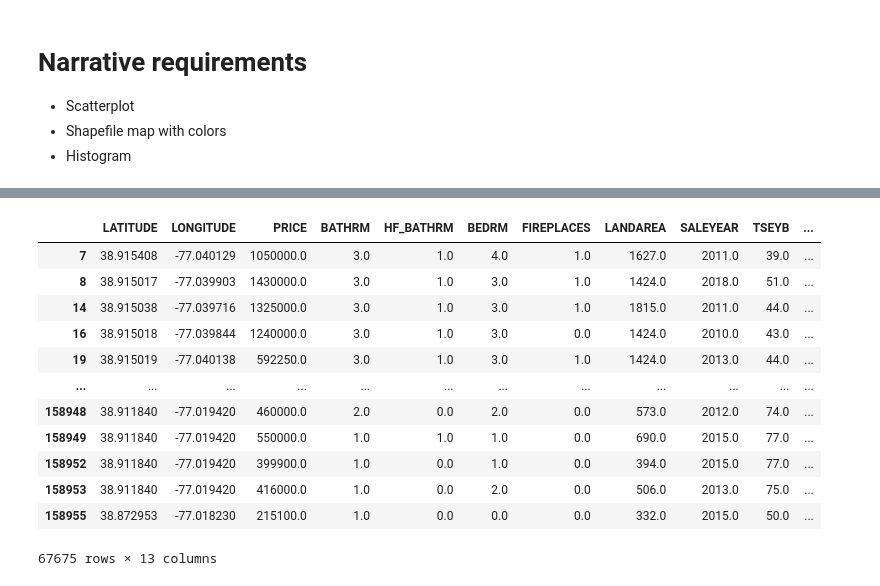
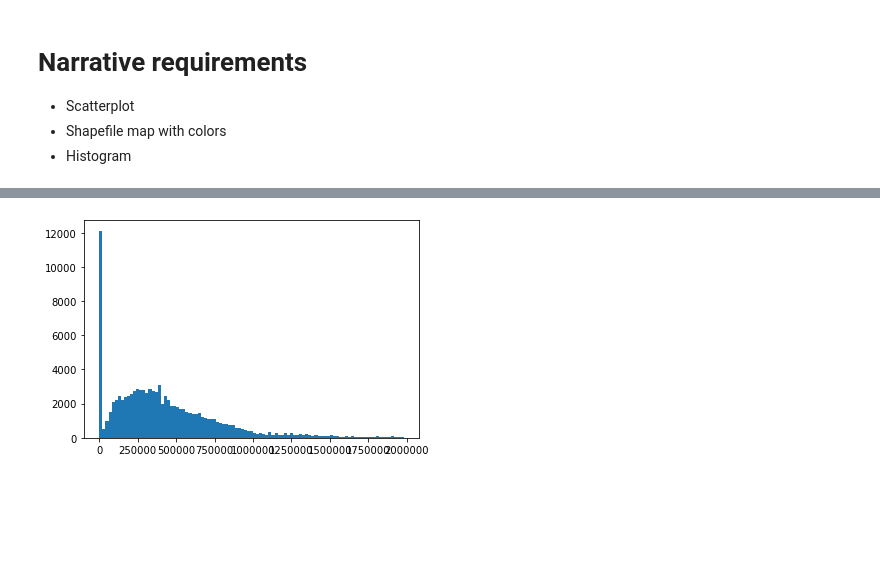
Before and after one commit to goh12/socialdataanalysis2020-finalproject, a Jupyter notebook: Explanatory/Narrative V0.ipynb, the cells around one changed output, grey strips where cells are left out. Drawn from its saved outputs; the diff is of its cells as text; code cells hidden in the pictures; blank space fills up the shorter version.

```diff
--- a/Explanatory/Narrative V0.ipynb
+++ b/Explanatory/Narrative V0.ipynb
@@ -73,2 +130,7 @@ Let's see which neighbourhood has the best price (or price per square foot) for
 # %%
 ## Slide 1 (the first slide should be something that demonstrates the abundance of the data we have available)
+
+plt.hist(df_clean.PRICE,bins=np.arange(0,2_000_000,20_000))
+plt.show()
+# %% [output]
+[figure, added]
@@ -79,16 +136,0 @@ df_clean = pd.read_csv('../Data/Properties_clean.csv',index_col=0)
-# %%
-df_clean
-# %% [output]
-|  | LATITUDE | LONGITUDE | PRICE | BATHRM | HF_BATHRM | BEDRM | FIREPLACES | LANDAREA | SALEYEAR | TSEYB | ... |
-| 7 | 38.915408 | -77.040129 | 1050000.0 | 3.0 | 1.0 | 4.0 | 1.0 | 1627.0 | 2011.0 | 39.0 | ... |
-| 8 | 38.915017 | -77.039903 | 1430000.0 | 3.0 | 1.0 | 3.0 | 1.0 | 1424.0 | 2018.0 | 51.0 | ... |
-| 14 | 38.915038 | -77.039716 | 1325000.0 | 3.0 | 1.0 | 3.0 | 1.0 | 1815.0 | 2011.0 | 44.0 | ... |
-| 16 | 38.915018 | -77.039844 | 1240000.0 | 3.0 | 1.0 | 3.0 | 0.0 | 1424.0 | 2010.0 | 43.0 | ... |
-| 19 | 38.915019 | -77.040138 | 592250.0 | 3.0 | 1.0 | 3.0 | 1.0 | 1424.0 | 2013.0 | 44.0 | ... |
-| ... | ... | ... | ... | ... | ... | ... | ... | ... | ... | ... | ... |
-| 158948 | 38.911840 | -77.019420 | 460000.0 | 2.0 | 0.0 | 2.0 | 0.0 | 573.0 | 2012.0 | 74.0 | ... |
-| 158949 | 38.911840 | -77.019420 | 550000.0 | 1.0 | 1.0 | 1.0 | 0.0 | 690.0 | 2015.0 | 77.0 | ... |
-| 158952 | 38.911840 | -77.019420 | 399900.0 | 1.0 | 0.0 | 1.0 | 0.0 | 394.0 | 2015.0 | 77.0 | ... |
-| 158953 | 38.911840 | -77.019420 | 416000.0 | 1.0 | 0.0 | 2.0 | 0.0 | 506.0 | 2013.0 | 75.0 | ... |
-| 158955 | 38.872953 | -77.018230 | 215100.0 | 1.0 | 0.0 | 0.0 | 0.0 | 332.0 | 2015.0 | 50.0 | ... |
-67675 rows × 13 columns
```
Also changed, not shown: parts of 28 cells of this notebook, 1 other file.
